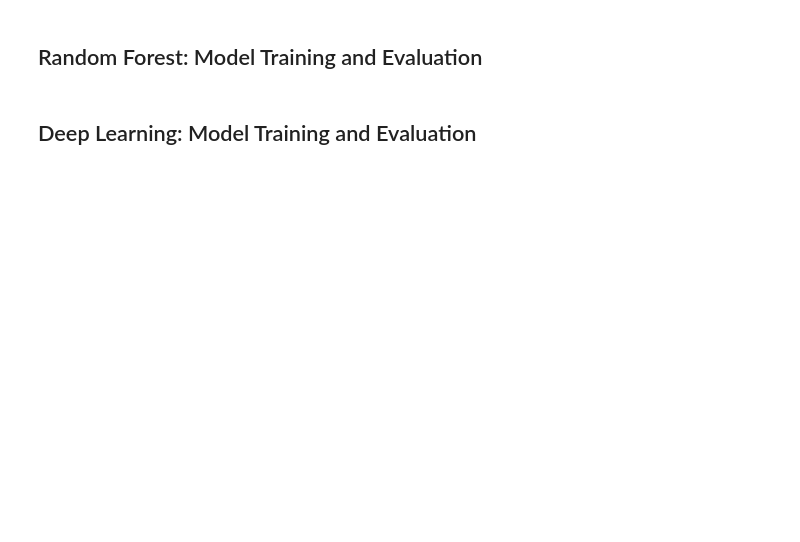
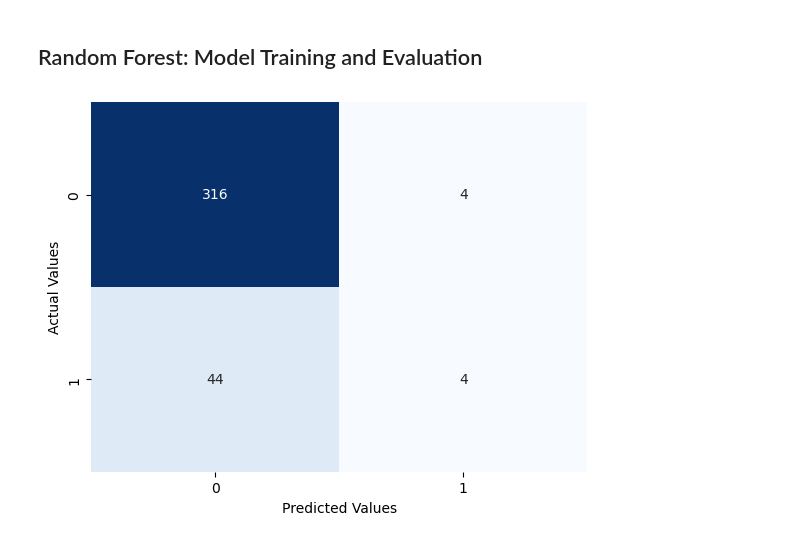
Before and after one commit to yildiramdsa/data-driven-department-optimization, a Jupyter notebook: notebooks/human_resources_department.ipynb, the cells around one changed output. Drawn from its saved outputs; the diff is of its cells as text; code cells hidden in the pictures; blank space fills up the shorter version.

```diff
--- a/notebooks/human_resources_department.ipynb
+++ b/notebooks/human_resources_department.ipynb
@@ -438,4 +506,17 @@ Name: Attrition, Length: 1470, dtype: int64
 # %% [markdown]
 ## Random Forest: Model Training and Evaluation
-# %% [markdown]
-## Deep Learning: Model Training and Evaluation
+# %%
+model = RandomForestClassifier()
+model.fit(X_train, y_train)
+y_pred = model.predict(X_test)
+# %%
+cm = confusion_matrix(y_test, y_pred)
+sns.heatmap(cm, annot=True, cmap='Blues', fmt='d', cbar=False)
+plt.xlabel('Predicted Values')
+plt.ylabel('Actual Values');
+
+# The model performs well at identifying employees who stayed (high true negatives)
+# but struggles more with identifying employees who left
+# (lower true positives and higher false negatives).
+# %% [output]
+[figure, added]
```
Also changed, not shown: parts of 8 cells of this notebook.
